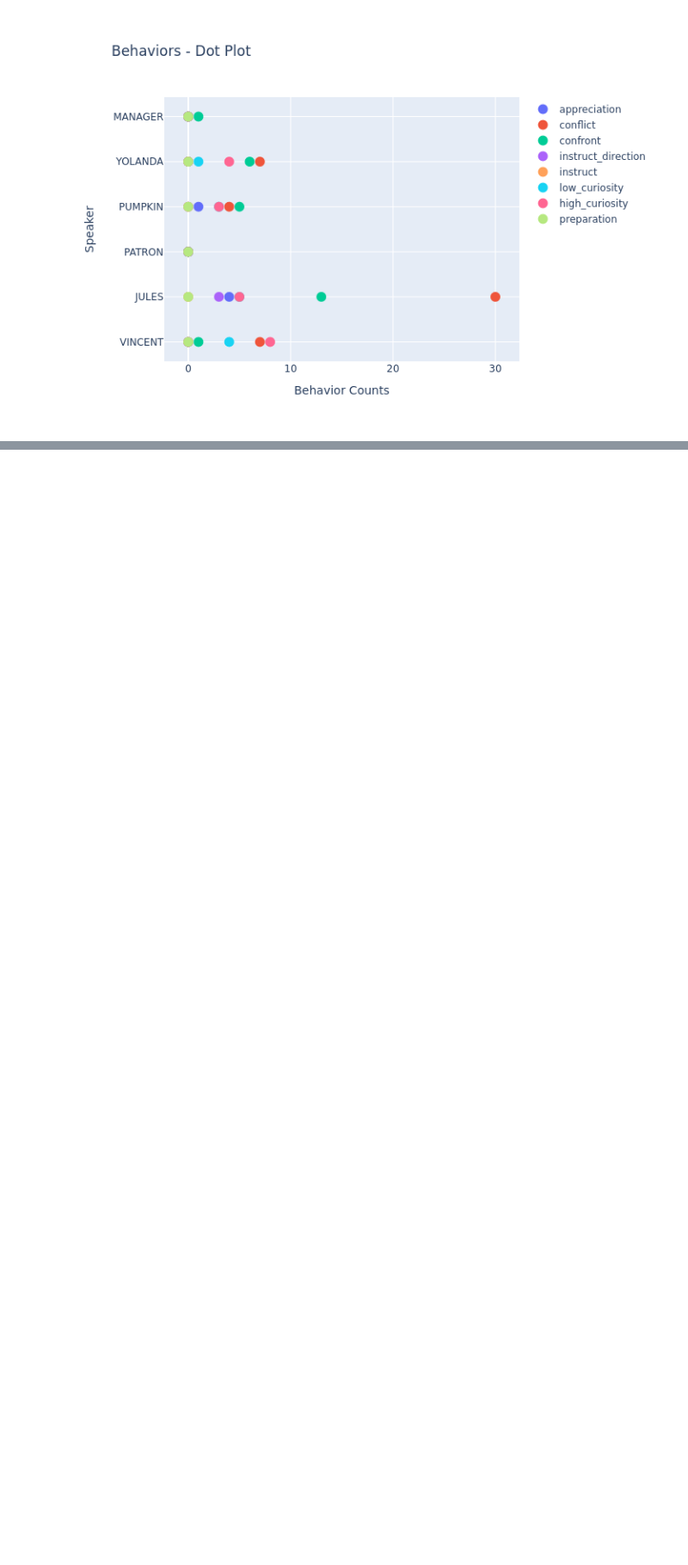
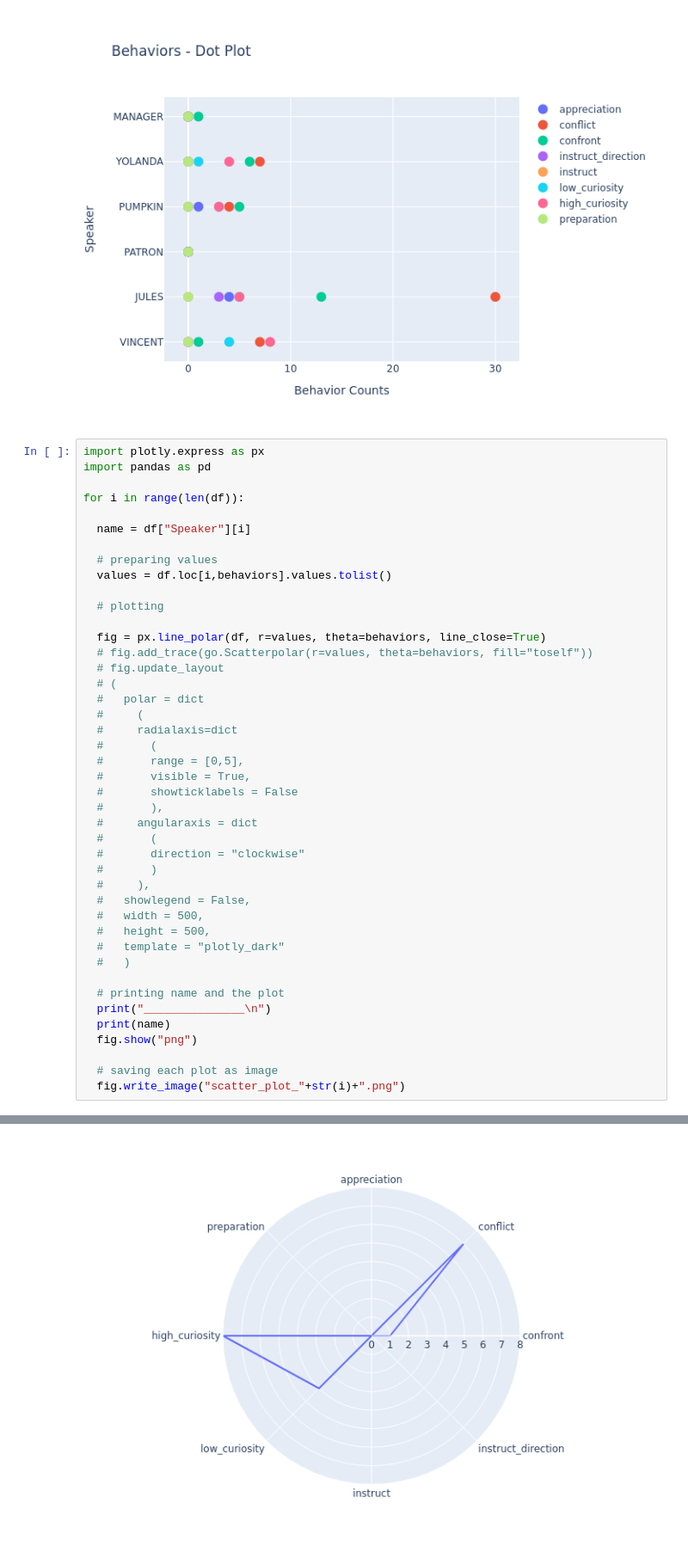
Before and after one commit to jpalatmp/ExpViz, a Jupyter notebook: conv-viz.ipynb, the cells around one changed output, grey strips where cells are left out. Shown: that part at 86% size. Drawn from its saved outputs; the diff is of its cells as text; blank space fills up the shorter version.

Commit message:
add Radar charts.

```diff
--- a/conv-viz.ipynb
+++ b/conv-viz.ipynb
@@ -151,3 +151,47 @@ fig.update_layout(title="Behaviors - Dot Plot",
 fig.show("png")
 # %% [output]
 [figure]
+# %%
+import plotly.express as px
+import pandas as pd
+
+for i in range(len(df)):
+
+  name = df["Speaker"][i]
+
+  # preparing values
+  values = df.loc[i,behaviors].values.tolist()
+
+  # plotting
+
+  fig = px.line_polar(df, r=values, theta=behaviors, line_close=True)
+  # fig.add_trace(go.Scatterpolar(r=values, theta=behaviors, fill="toself"))
+  # fig.update_layout
+  # (
+  #   polar = dict
+  #     (
+  #     radialaxis=dict
+  #       (
+  #       range = [0,5],
+  #       visible = True,
+  #       showticklabels = False
+  #       ),
+  #     angularaxis = dict
+  #       (
+  #       direction = "clockwise"
+  #       )
+  #     ),
+  #   showlegend = False,
+  #   width = 500,
+  #   height = 500,
+  #   template = "plotly_dark"
+  #   )
+
+  # printing name and the plot
+  print("_______________\n")
+  print(name)
+  fig.show("png")
+
+  # saving each plot as image
+  fig.write_image("scatter_plot_"+str(i)+".png")
+# %% [output]
@@ -153,0 +201 @@ fig.show("png")
+[figure, added]
```
Also changed, not shown: parts of 1 cell of this notebook.
